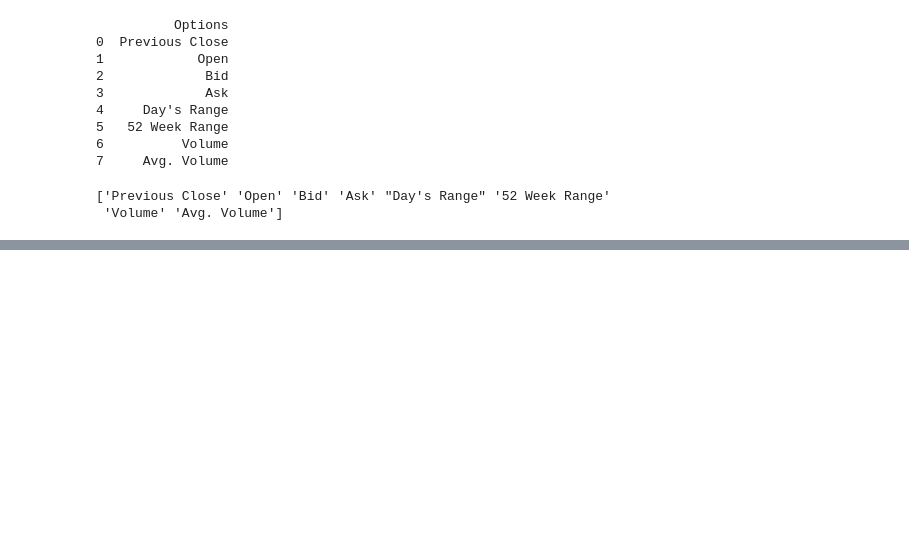
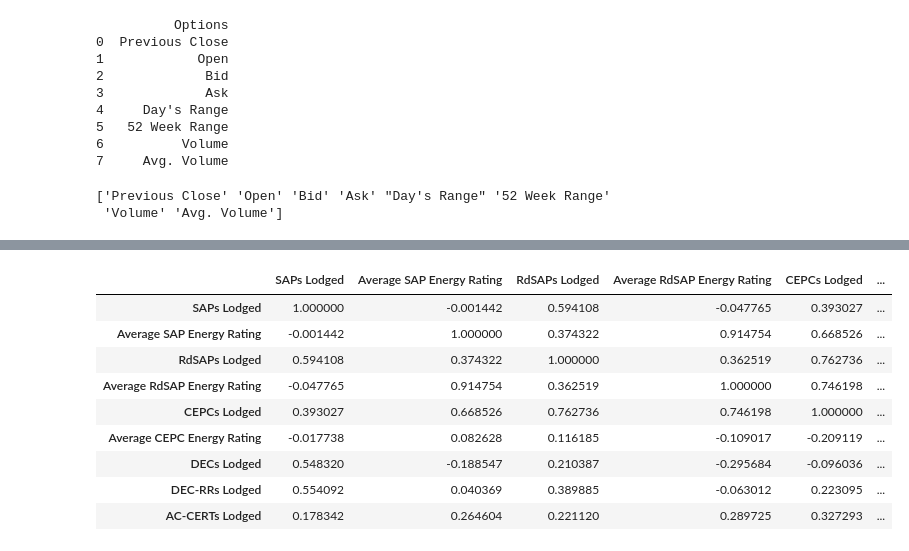
Before and after one commit to ElizabethSesebor/test-repo, a Jupyter notebook: Example.ipynb, the cells around one changed output, grey strips where cells are left out. Drawn from its saved outputs; the diff is of its cells as text; code cells hidden in the pictures; blank space fills up the shorter version.

```diff
--- a/Example.ipynb
+++ b/Example.ipynb
@@ -232,0 +308,13 @@ print(content)
+# %%
+data.corr()
+# %% [output]
+|  | SAPs Lodged | Average SAP Energy Rating | RdSAPs Lodged | Average RdSAP Energy Rating | CEPCs Lodged | ... |
+| SAPs Lodged | 1.000000 | -0.001442 | 0.594108 | -0.047765 | 0.393027 | ... |
+| Average SAP Energy Rating | -0.001442 | 1.000000 | 0.374322 | 0.914754 | 0.668526 | ... |
+| RdSAPs Lodged | 0.594108 | 0.374322 | 1.000000 | 0.362519 | 0.762736 | ... |
+| Average RdSAP Energy Rating | -0.047765 | 0.914754 | 0.362519 | 1.000000 | 0.746198 | ... |
+| CEPCs Lodged | 0.393027 | 0.668526 | 0.762736 | 0.746198 | 1.000000 | ... |
+| Average CEPC Energy Rating | -0.017738 | 0.082628 | 0.116185 | -0.109017 | -0.209119 | ... |
+| DECs Lodged | 0.548320 | -0.188547 | 0.210387 | -0.295684 | -0.096036 | ... |
+| DEC-RRs Lodged | 0.554092 | 0.040369 | 0.389885 | -0.063012 | 0.223095 | ... |
+| AC-CERTs Lodged | 0.178342 | 0.264604 | 0.221120 | 0.289725 | 0.327293 | ... |
```
Also changed, not shown: parts of 23 cells of this notebook, 1 other file.
